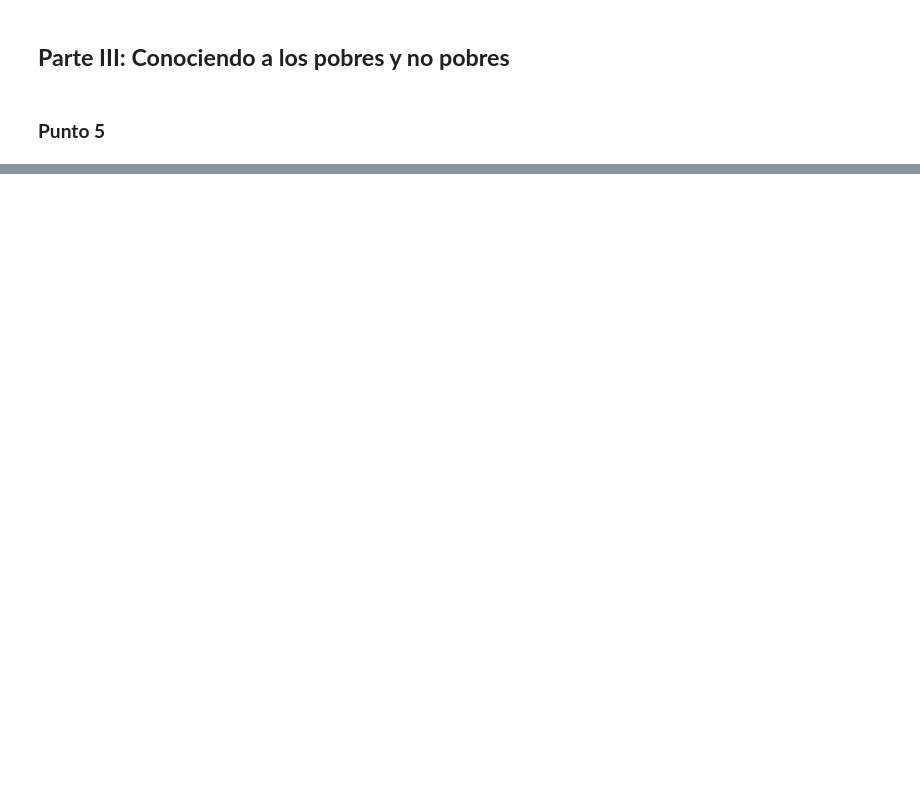
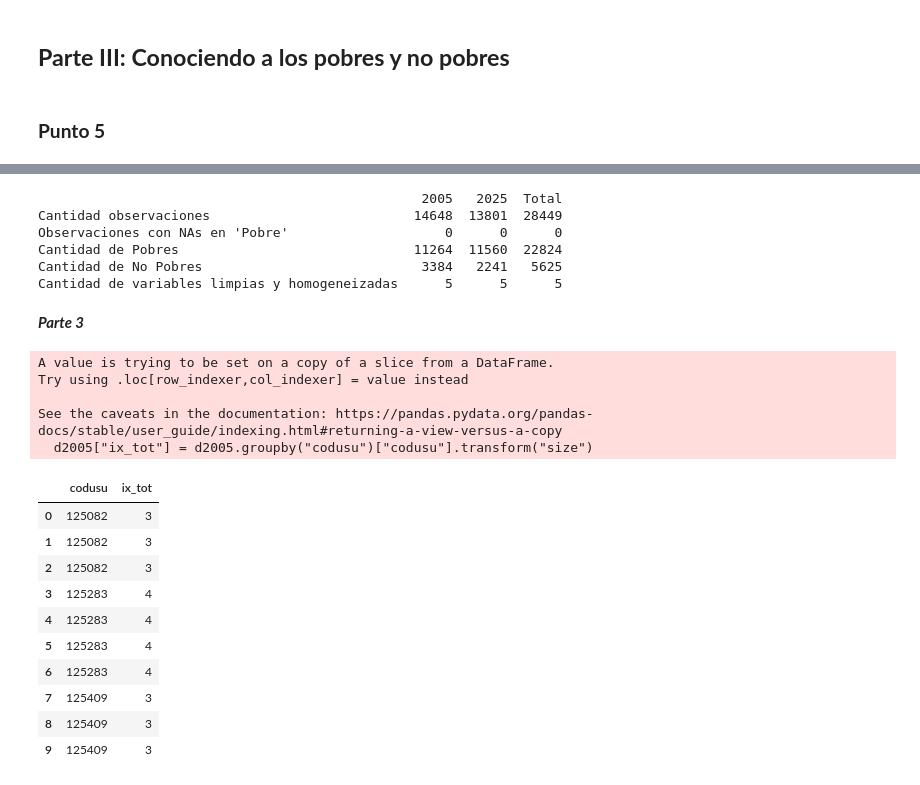
Before and after one commit to caterinawalker/Ciencia-de-Datos, a Jupyter notebook: tp2 (extendido tp1).ipynb, the cells around one changed output, grey strips where cells are left out. Saved outputs shown, nothing was run; the diff lists cells and outputs as text; code cells hidden in the pictures; blank space fills up the shorter version.

```diff
--- a/tp2 (extendido tp1).ipynb
+++ b/tp2 (extendido tp1).ipynb
@@ -1365,0 +835,77 @@ plt.show()
+# %%
+import pandas as pd
+
+d2005 = respondieron[respondieron["ano4"] == 2005]
+d2025 = respondieron[respondieron["ano4"] == 2025]
+
+
+# Cantidad de observaciones
+cant_2005 = len(d2005)
+cant_2025 = len(d2025)
+cant_total = len(df_combinado)
+
+# Cantidad de observaciones con NAs en “Pobre”
+na_2005 = d2005["pobre"].isna().sum()
+na_2025 = d2025["pobre"].isna().sum()
+na_total = respondieron["pobre"].isna().sum()
+
+# Cantidad de Pobres y No Pobres (1 = pobre, 0 = no pobre)
+pobres_2005 = (d2005["pobre"] == 1).sum()
+no_pobres_2005 = (d2005["pobre"] == 0).sum()
+
+pobres_2025 = (d2025["pobre"] == 1).sum()
+no_pobres_2025 = (d2025["pobre"] == 0).sum()
+
+pobres_total = (respondieron["pobre"] == 1).sum()
+no_pobres_total = (respondieron["pobre"] == 0).sum()
+
+# Cantidad de variables limpias y homogeneizadas
+variables_limpias = ["edad", "sexo", "ipcf", "ingreso_necesario", "pobre"]  # No entiendo esto, cantidad de variables limpias?
+cant_vars = len(variables_limpias)
+
+# Crear tabla resumen
+tabla_resumen = pd.DataFrame({
+    "2005": [cant_2005, na_2005, pobres_2005, no_pobres_2005, cant_vars],
+    "2025": [cant_2025, na_2025, pobres_2025, no_pobres_2025, cant_vars],
+    "Total": [cant_total, na_total, pobres_total, no_pobres_total, cant_vars]
+}, index=[
+    "Cantidad observaciones",
+    "Observaciones con NAs en 'Pobre'",
+    "Cantidad de Pobres",
+    "Cantidad de No Pobres",
+    "Cantidad de variables limpias y homogeneizadas"
+])
+
+print(tabla_resumen)
+# %% [output]
+                                                 2005   2025  Total
+Cantidad observaciones                          14648  13801  28449
+Observaciones con NAs en 'Pobre'                    0      0      0
+Cantidad de Pobres                              11264  11560  22824
+Cantidad de No Pobres                            3384   2241   5625
+Cantidad de variables limpias y homogeneizadas      5      5      5
+# %% [markdown]
+***Parte 3***
+# %%
+# Calcular número de miembros en el hogar
+d2005["ix_tot"] = d2005.groupby("codusu")["codusu"].transform("size")
+
+# Revisar
+d2005[["codusu", "ix_tot"]].head(10)
+# %% [output]
+A value is trying to be set on a copy of a slice from a DataFrame.
+Try using .loc[row_indexer,col_indexer] = value instead
+
+See the caveats in the documentation: https://pandas.pydata.org/pandas-docs/stable/user_guide/indexing.html#returning-a-view-versus-a-copy
+  d2005["ix_tot"] = d2005.groupby("codusu")["codusu"].transform("size")
+|  | codusu | ix_tot |
+| 0 | 125082 | 3 |
+| 1 | 125082 | 3 |
+| 2 | 125082 | 3 |
+| 3 | 125283 | 4 |
+| 4 | 125283 | 4 |
+| 5 | 125283 | 4 |
+| 6 | 125283 | 4 |
+| 7 | 125409 | 3 |
+| 8 | 125409 | 3 |
+| 9 | 125409 | 3 |
```
Also changed, not shown: parts of 94 cells of this notebook, 1 other file.
